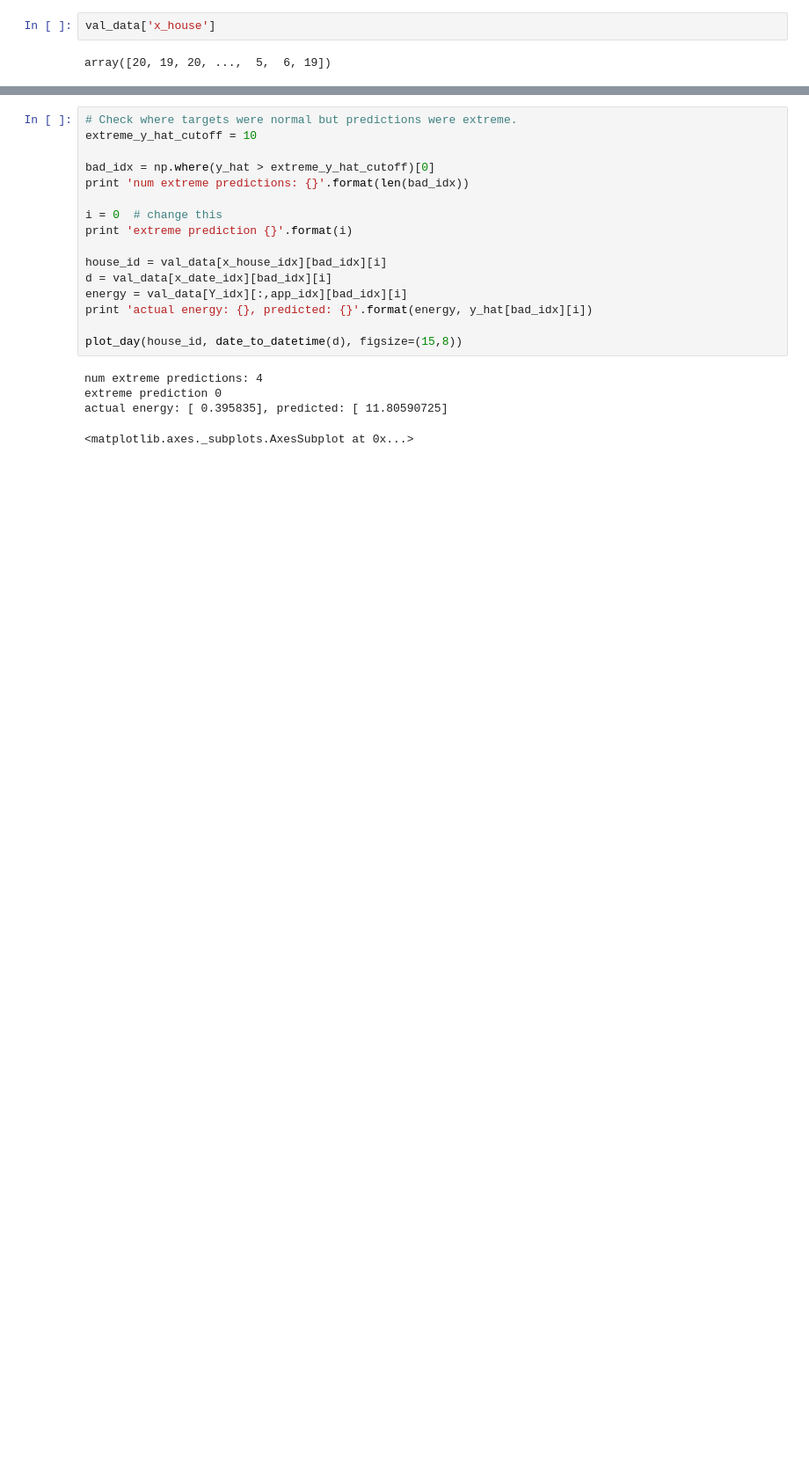
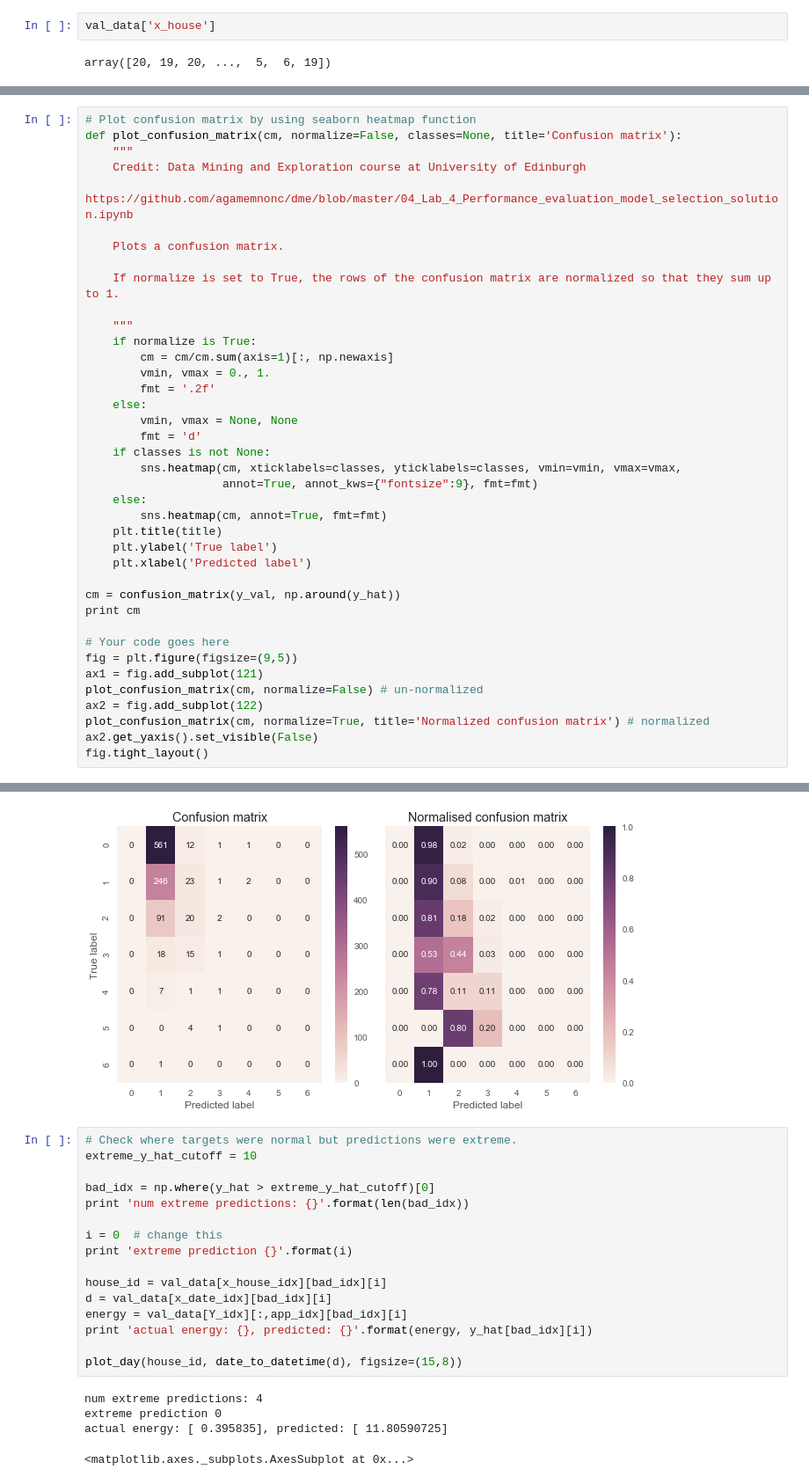
Before and after one commit to sipolac/thesis, a Jupyter notebook: py/build_models.ipynb, the cells around one changed output, grey strips where cells are left out. Shown at 88% size. Drawn from its saved outputs; the diff is of its cells as text; blank space fills up the shorter version.

```diff
--- a/py/build_models.ipynb
+++ b/py/build_models.ipynb
@@ -433,0 +253,40 @@ plt.show()
+# %%
+# Plot confusion matrix by using seaborn heatmap function
+def plot_confusion_matrix(cm, normalize=False, classes=None, title='Confusion matrix'):
+    """
+    Credit: Data Mining and Exploration course at University of Edinburgh
+    https://github.com/agamemnonc/dme/blob/master/04_Lab_4_Performance_evaluation_model_selection_solution.ipynb
+
+    Plots a confusion matrix.
+
+    If normalize is set to True, the rows of the confusion matrix are normalized so that they sum up to 1.
+
+    """
+    if normalize is True:
+        cm = cm/cm.sum(axis=1)[:, np.newaxis]
+        vmin, vmax = 0., 1.
+        fmt = '.2f'
+    else:
+        vmin, vmax = None, None
+        fmt = 'd'
+    if classes is not None:
+        sns.heatmap(cm, xticklabels=classes, yticklabels=classes, vmin=vmin, vmax=vmax,
+                    annot=True, annot_kws={"fontsize":9}, fmt=fmt)
+    else:
+        sns.heatmap(cm, annot=True, fmt=fmt)
+    plt.title(title)
+    plt.ylabel('True label')
+    plt.xlabel('Predicted label')
+
+cm = confusion_matrix(y_val, np.around(y_hat))
+print cm
+
+# Your code goes here
+fig = plt.figure(figsize=(9,5))
+ax1 = fig.add_subplot(121)
+plot_confusion_matrix(cm, normalize=False) # un-normalized
+ax2 = fig.add_subplot(122)
+plot_confusion_matrix(cm, normalize=True, title='Normalized confusion matrix') # normalized
+ax2.get_yaxis().set_visible(False)
+fig.tight_layout()
+# %% [output]
@@ -434,3 +300,4 @@ plt.show()
+[figure, added]
 # %%
 # Check where targets were normal but predictions were extreme.
 extreme_y_hat_cutoff = 10
```
Also changed, not shown: parts of 15 cells of this notebook, 3 other files.
